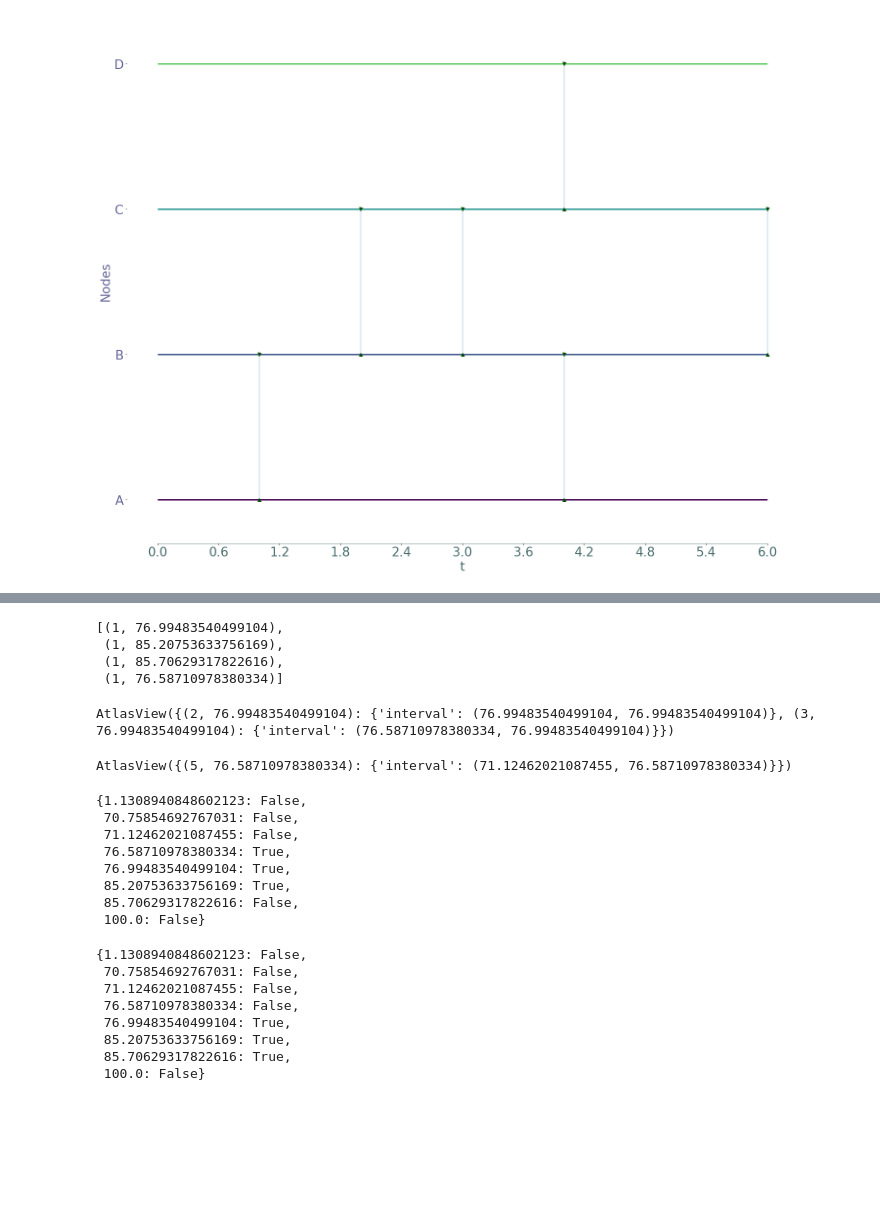
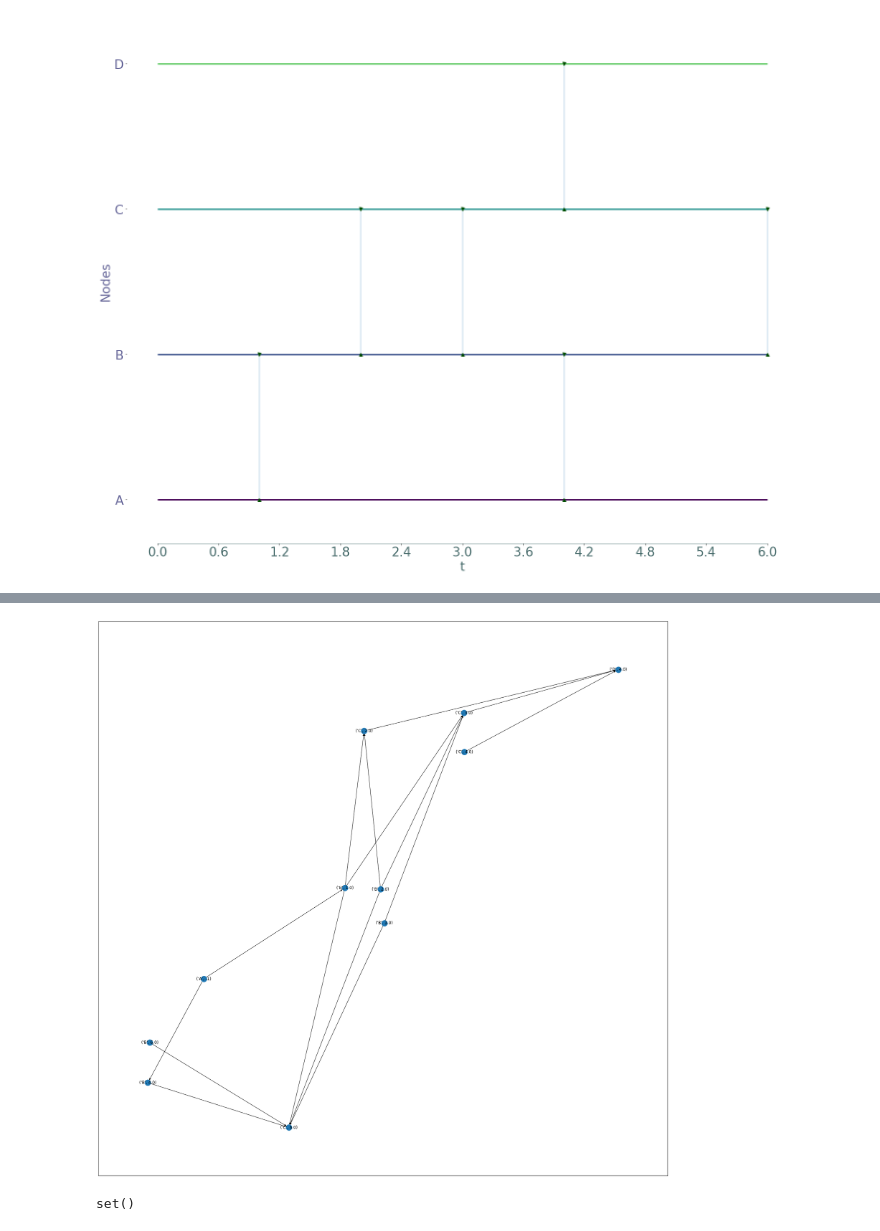
Before and after one commit to busyweaver/Straph, a Jupyter notebook: docs/notebooks/betweenness_contribution_from_a_node_dis_gen.ipynb, the cells around one changed output, grey strips where cells are left out. Cells and saved outputs as stored; diff of their text form; code cells hidden in the pictures; blank space fills up the shorter version.

```diff
--- a/docs/notebooks/betweenness_contribution_from_a_node_dis_gen.ipynb
+++ b/docs/notebooks/betweenness_contribution_from_a_node_dis_gen.ipynb
@@ -55,4 +57,4 @@ import operator
 b = operator.lt
 # %%
-pre, cur_best = bt.dijkstra_directed_dis_gen(S, node, events, events_reverse, neighbors, link_ind, neighbors_inv, unt, b, mw.Metawalk.co_short)
+pre, cur_best, opt_walk = bt.dijkstra_directed_dis_gen(S, node, events, events_reverse, neighbors, link_ind, neighbors_inv, unt, b, mw.Metawalk.co_short)
 # %%
@@ -73,5 +64,3 @@ lat_triplet[2]
 # %%
-G = bt.predecessor_graph(nouveau, pre,node)
+G = bt.predecessor_graph_dis_gen(S, pre,node)
 GG = bt.graph_to_ordered(G, events, events_reverse)
-Gp = bt.instant_graphs(G)
-GT = bt.interval_graph(Gp)
@@ -122,37 +67,12 @@ print(mx)
-# %%
-G.sources()
-# %% [output]
-[(1, 76.99483540499104),
- (1, 85.20753633756169),
- (1, 85.70629317822616),
- (1, 76.58710978380334)]
-# %%
-G.graph[(1, 76.99483540499104)]
-# %% [output]
-AtlasView({(2, 76.99483540499104): {'interval': (76.99483540499104, 76.99483540499104)}, (3, 76.99483540499104): {'interval': (76.58710978380334, 76.99483540499104)}})
-# %%
-G.graph[(3, 76.58710978380334)]
-# %% [output]
-AtlasView({(5, 76.58710978380334): {'interval': (71.12462021087455, 76.58710978380334)}})
-# %%
-after[2]
-# %% [output]
-{1.1308940848602123: False,
- 70.75854692767031: False,
- 71.12462021087455: False,
- 76.58710978380334: True,
- 76.99483540499104: True,
- 85.20753633756169: True,
- 85.70629317822616: False,
- 100.0: False}
-# %%
-before[2]
-# %% [output]
-{1.1308940848602123: False,
- 70.75854692767031: False,
- 71.12462021087455: False,
- 76.58710978380334: False,
- 76.99483540499104: True,
- 85.20753633756169: True,
- 85.70629317822616: True,
- 100.0: False}
+# %%
+import networkx as nx
+GD = G.graph
+ren = dict()
+for e in GD.nodes:
+    ren[e] = (S.node_to_label[e[0]],e[1])
+#print(ren)
+GN =  nx.relabel_nodes(GD, ren, copy=True)
+fig, ax = plt.subplots(figsize=(30,30))
+nx.draw_networkx(GN,arrows=True,width = 1,ax = ax)
+# %% [output]
+[figure, added]
@@ -158,0 +98,4 @@ before[2]
+# %%
+temp_inf
+# %% [output]
+set()
```
Also changed, not shown: parts of 33 cells of this notebook, 5 other files.
